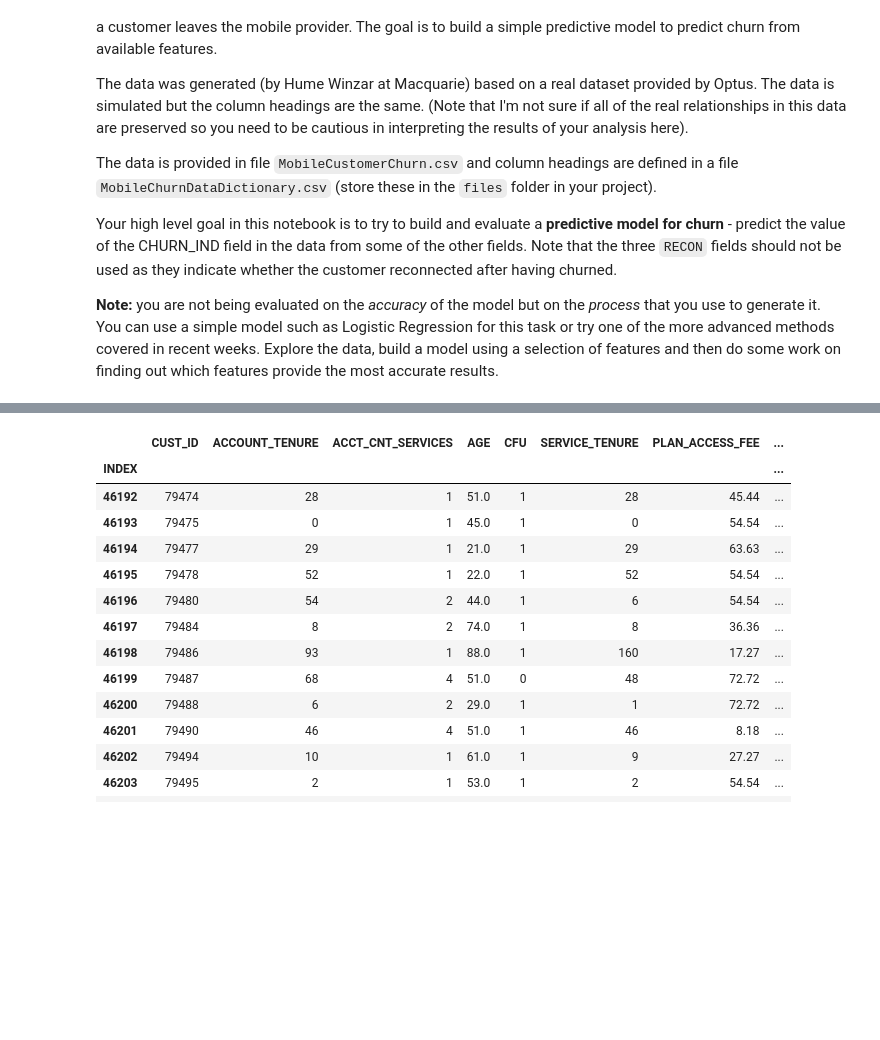
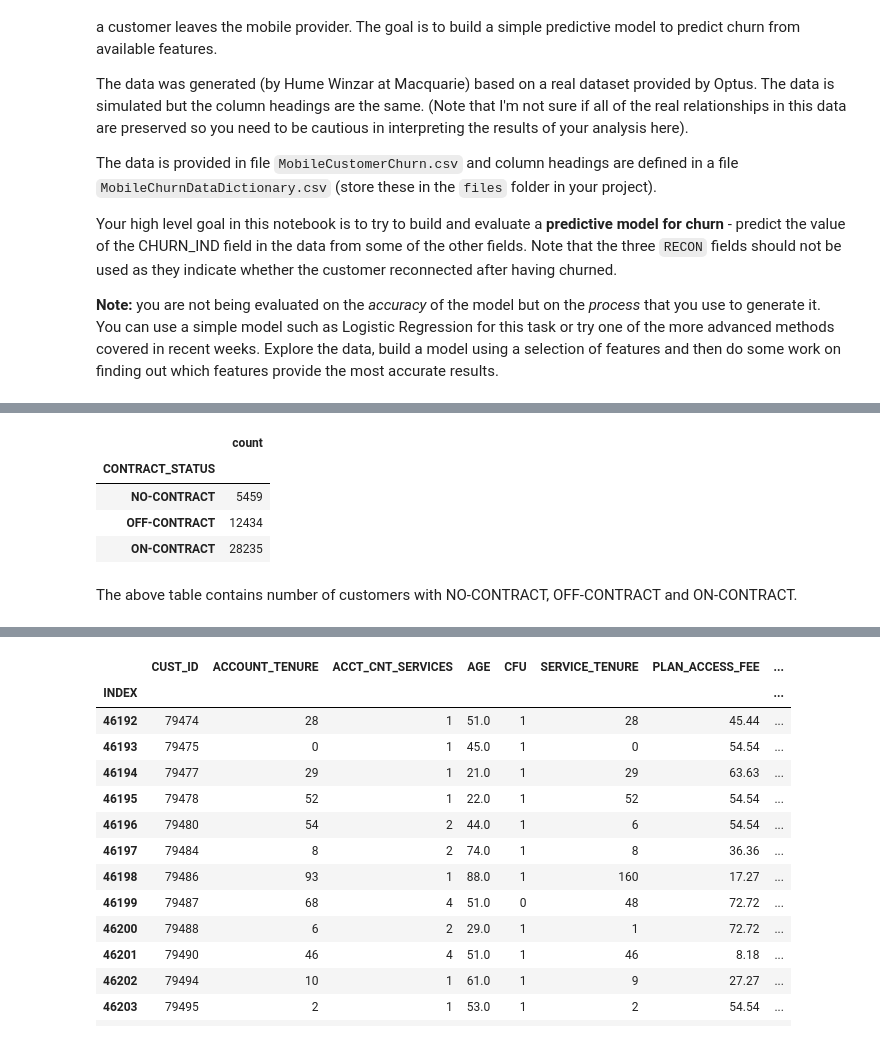
Before and after one commit to MQCOMP2200-S2-2021/data-science-portfolio-aarushi1998, a Jupyter notebook: Portfolio 3.ipynb, the cells around one changed output, grey strips where cells are left out. Cells and saved outputs as stored; diff of their text form; code cells hidden in the pictures; blank space fills up the shorter version.

```diff
--- a/Portfolio 3.ipynb
+++ b/Portfolio 3.ipynb
@@ -62,3 +74,16 @@ churn.shape
+# %%
+g1 = churn.groupby(churn['CONTRACT_STATUS']).agg(['count'])
+g1.CUST_ID
+
+# grouped the dataframe by contract_status
+# %% [output]
+|  | count |
+| CONTRACT_STATUS |  |
+| NO-CONTRACT | 5459 |
+| OFF-CONTRACT | 12434 |
+| ON-CONTRACT | 28235 |
+# %% [markdown]
+The above table contains number of customers with NO-CONTRACT, OFF-CONTRACT and ON-CONTRACT.
 # %%
 print("No. of samples for 0 CHURN_IND: ", churn[churn['CHURN_IND'] == 0].shape[0])
 print("No. of samples for 1 CHURN_IND: ", churn[churn['CHURN_IND'] == 1].shape[0])
```
Also changed, not shown: parts of 29 cells of this notebook, 3 other files.
